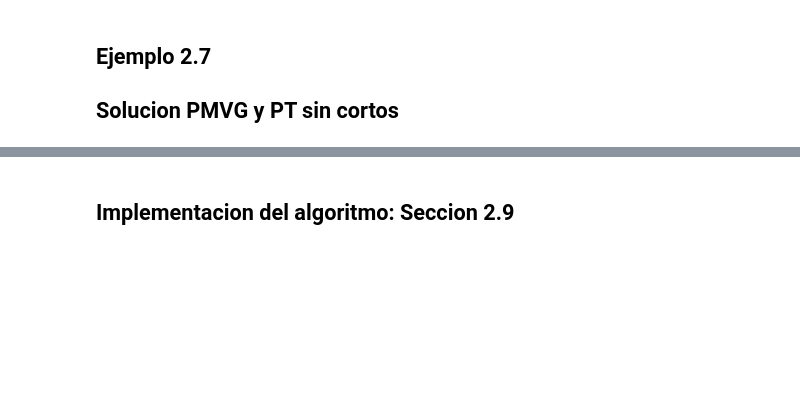
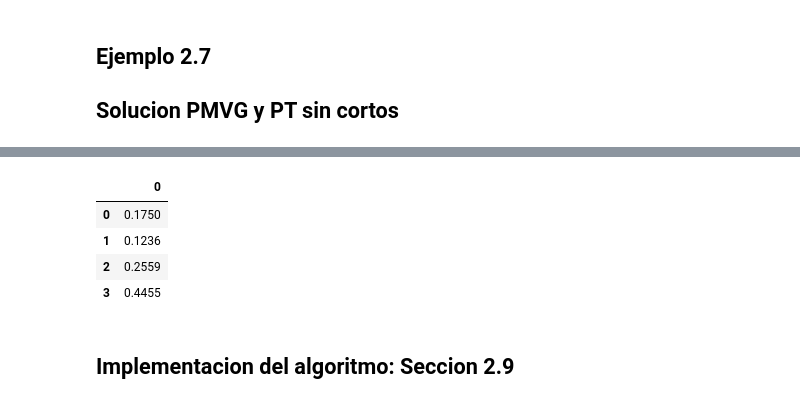
Before and after one commit to cazapata25/GMP, a Jupyter notebook: Python/cap2.ipynb, the cells around one changed output, grey strips where cells are left out. Saved outputs shown, nothing was run; the diff lists cells and outputs as text; code cells hidden in the pictures; blank space fills up the shorter version.

```diff
--- a/Python/cap2.ipynb
+++ b/Python/cap2.ipynb
@@ -309,3 +321,20 @@ h = matrix(np.concatenate((
+# %%
+# PT de Sharpe
+n = len(mu)
+w = cp.Variable(n)
+risk = cp.quad_form(w, cov)
+objective = cp.Minimize(risk)
+constraints = [cp.sum(w) == 1, w >= 0]
+prob = cp.Problem(objective, constraints)
+prob.solve()
+wpt2 = pd.DataFrame(w.value)
+round(wpt2,4)
+# %% [output]
+|  | 0 |
+| 0 | 0.1750 |
+| 1 | 0.1236 |
+| 2 | 0.2559 |
+| 3 | 0.4455 |
 # %% [markdown]
 ## Implementacion del algoritmo: Seccion 2.9
 # %%
```
Also changed, not shown: parts of 11 cells of this notebook, 6 other files.
